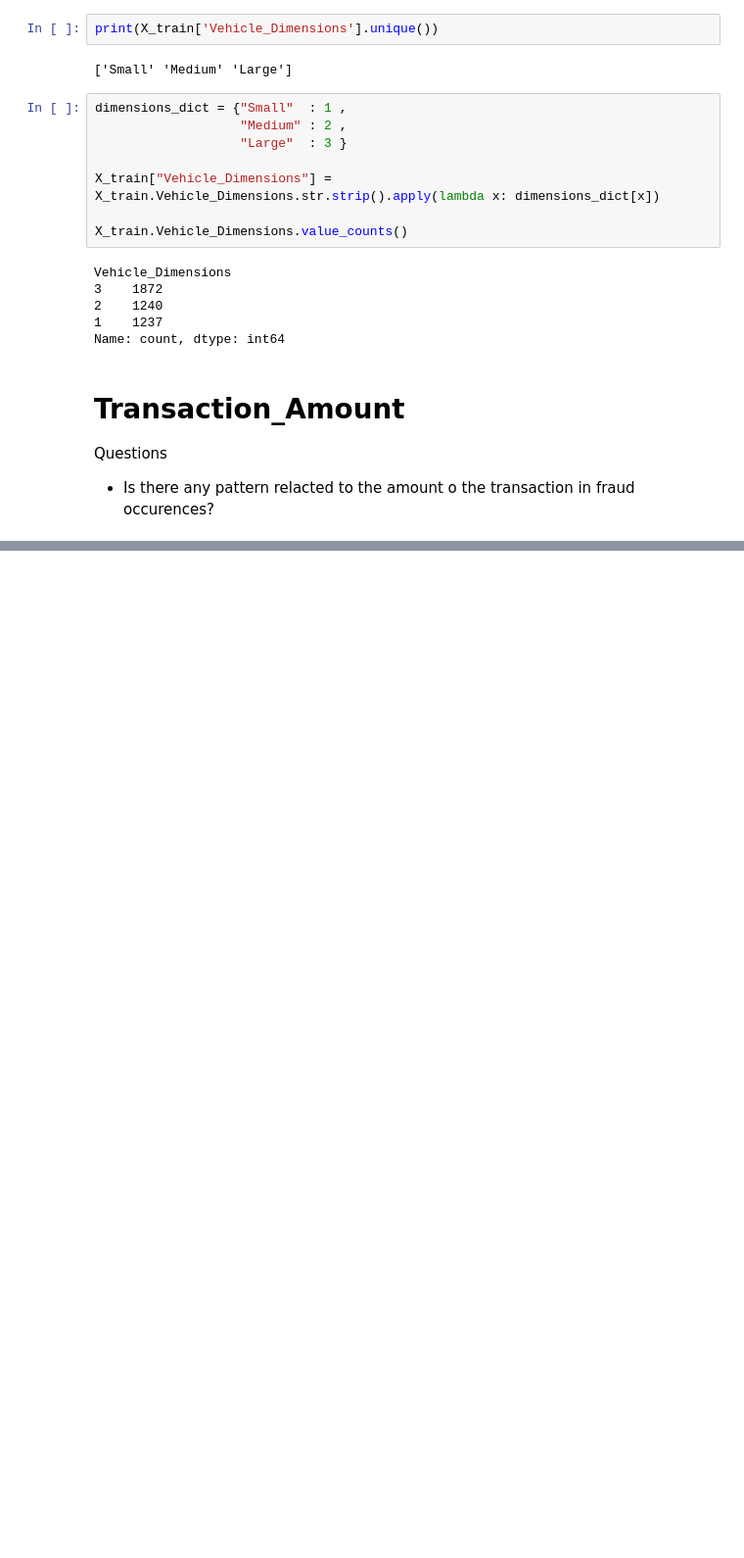
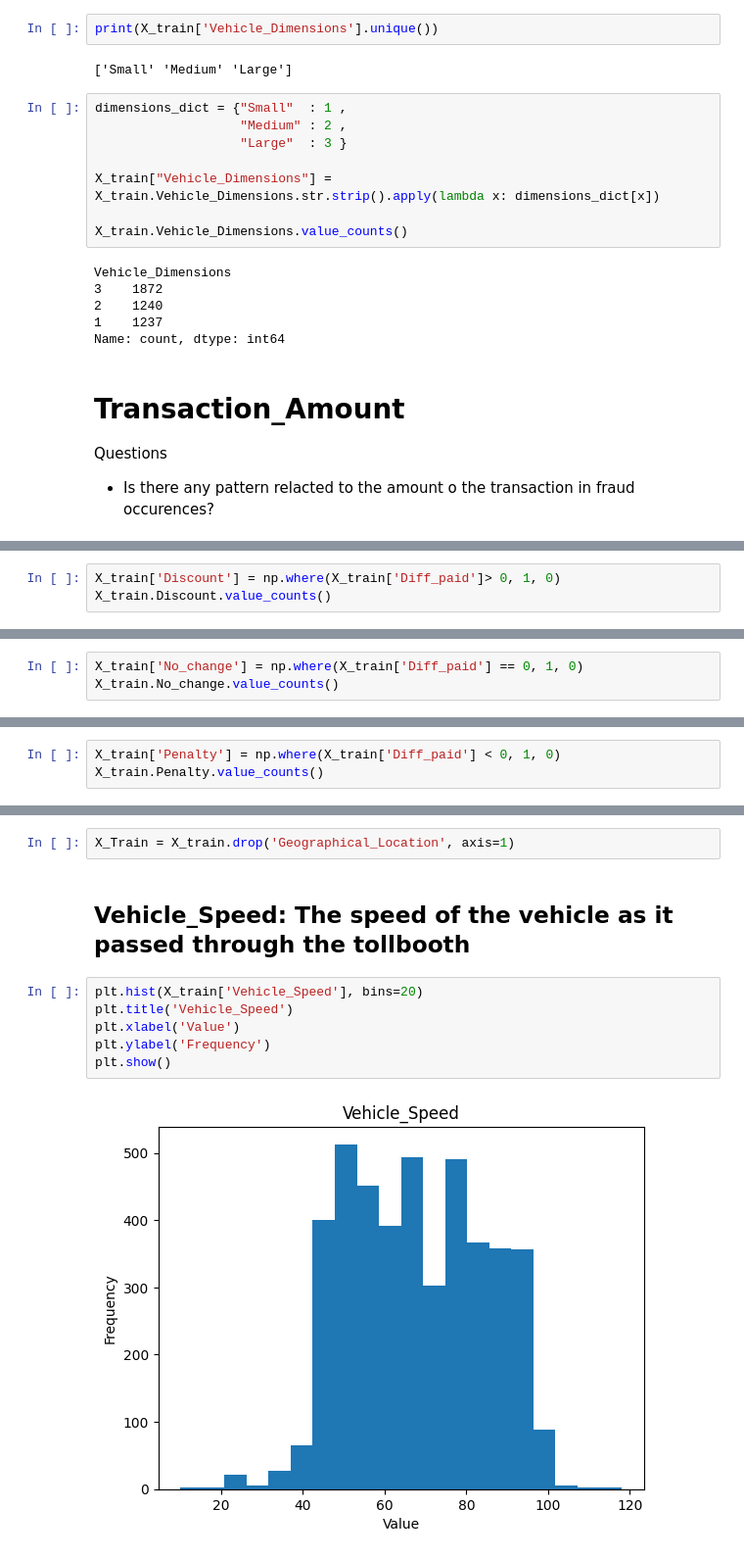
Before and after one commit to barrenha95/maturity_1_local_modularized_deploy, a Jupyter notebook: support_files/analysis.ipynb, the cells around one changed output, grey strips where cells are left out. Shown at 98% size. Drawn from its saved outputs; the diff is of its cells as text; blank space fills up the shorter version.

```diff
--- a/support_files/analysis.ipynb
+++ b/support_files/analysis.ipynb
@@ -303,0 +324,3 @@ Name: count, dtype: int64
+# %%
+X_train['Discount'] = np.where(X_train['Diff_paid']> 0, 1, 0)
+X_train.Discount.value_counts()
@@ -303,0 +332,3 @@ Name: count, dtype: int64
+# %%
+X_train['No_change'] = np.where(X_train['Diff_paid'] == 0, 1, 0)
+X_train.No_change.value_counts()
@@ -303,0 +340,3 @@ Name: count, dtype: int64
+# %%
+X_train['Penalty'] = np.where(X_train['Diff_paid'] < 0, 1, 0)
+X_train.Penalty.value_counts()
@@ -303,0 +351,12 @@ Name: count, dtype: int64
+# %%
+X_Train = X_train.drop('Geographical_Location', axis=1)
+# %% [markdown]
+## Vehicle_Speed: The speed of the vehicle as it passed through the tollbooth
+# %%
+plt.hist(X_train['Vehicle_Speed'], bins=20)
+plt.title('Vehicle_Speed')
+plt.xlabel('Value')
+plt.ylabel('Frequency')
+plt.show()
+# %% [output]
+[figure, added]
```
Also changed, not shown: parts of 15 cells of this notebook, 1 other file.
